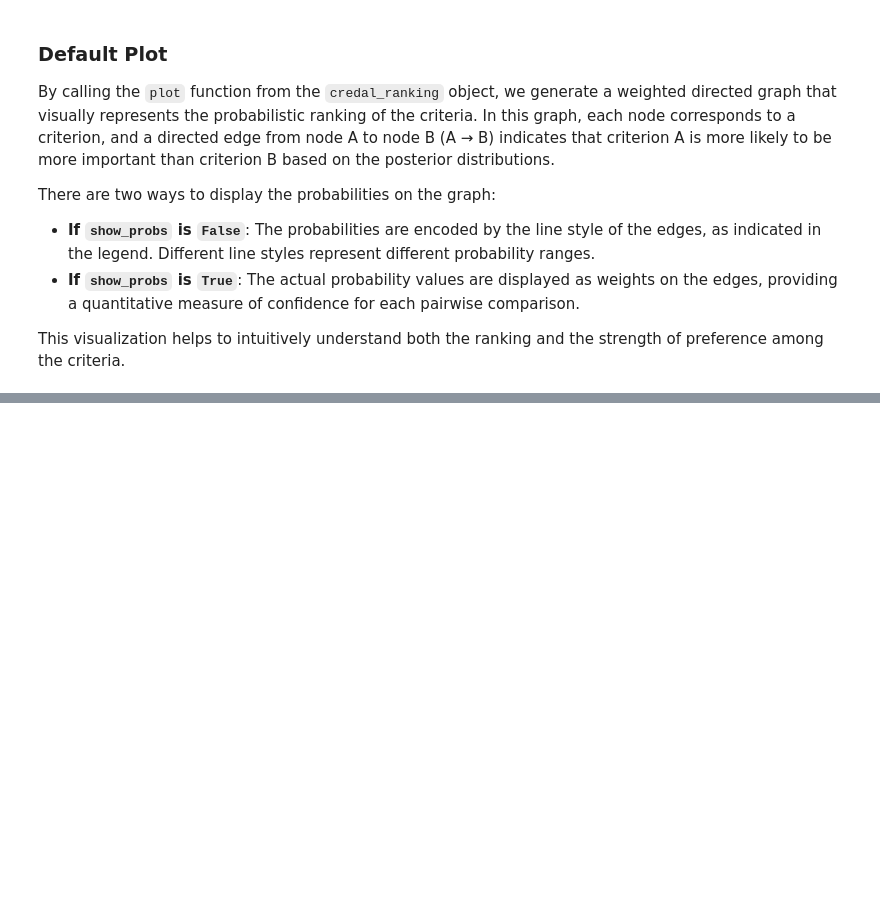
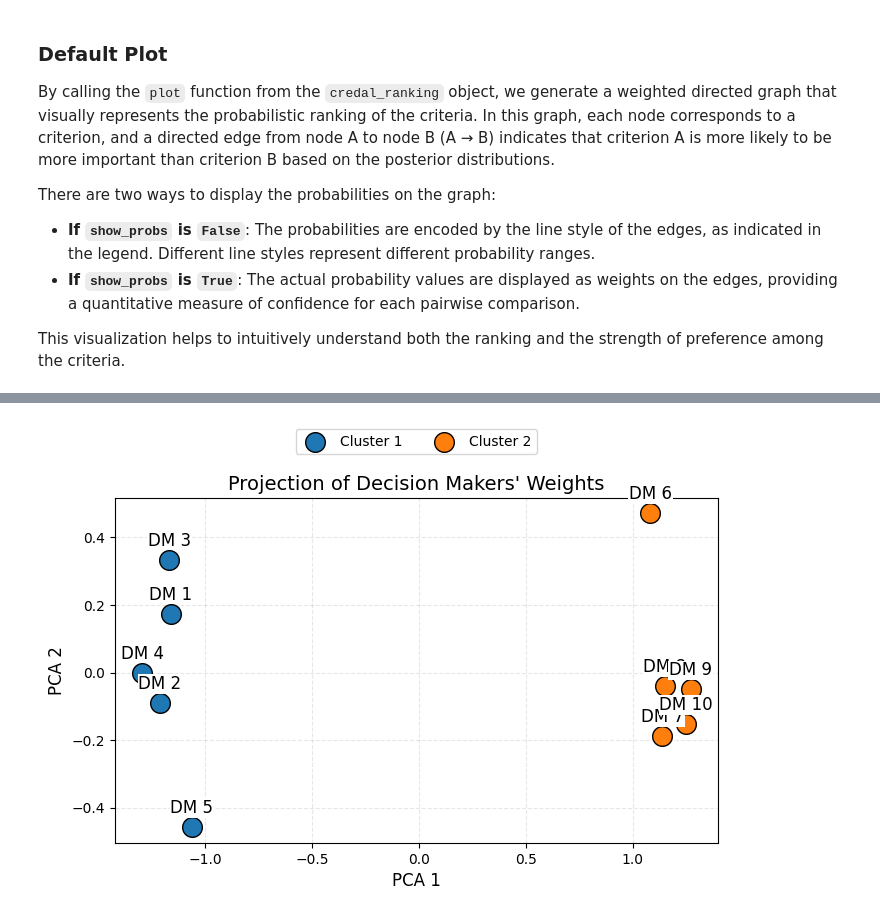
Before and after one commit to Majeed7/BayesMCDM, a Jupyter notebook: demos/BWM/StandardBWMClustering.ipynb, the cells around one changed output, grey strips where cells are left out. Drawn from its saved outputs; the diff is of its cells as text; code cells hidden in the pictures; blank space fills up the shorter version.

```diff
--- a/demos/BWM/StandardBWMClustering.ipynb
+++ b/demos/BWM/StandardBWMClustering.ipynb
@@ -185,2 +151,2 @@ In Bayesian BWM, each criterion's weight is represented by a distribution rather
 # %%
-weight_visualizer = WeightVisualizer(bwm.aggregated_weight_samples, criteria_names=criteria_names)
+cluster_visualizer = ClusterVisualizer(model=bwm.samples, criteria_names=criteria_names)
@@ -312,0 +171,4 @@ def generate_ai_report_prompt(criteria_names, aggregated_weights, credal_probs):
+# %%
+cluster_visualizer.plot_projection(d_plot=2)
+# %% [output]
+[figure, added]
```
Also changed, not shown: parts of 39 cells of this notebook, 16 other files.
